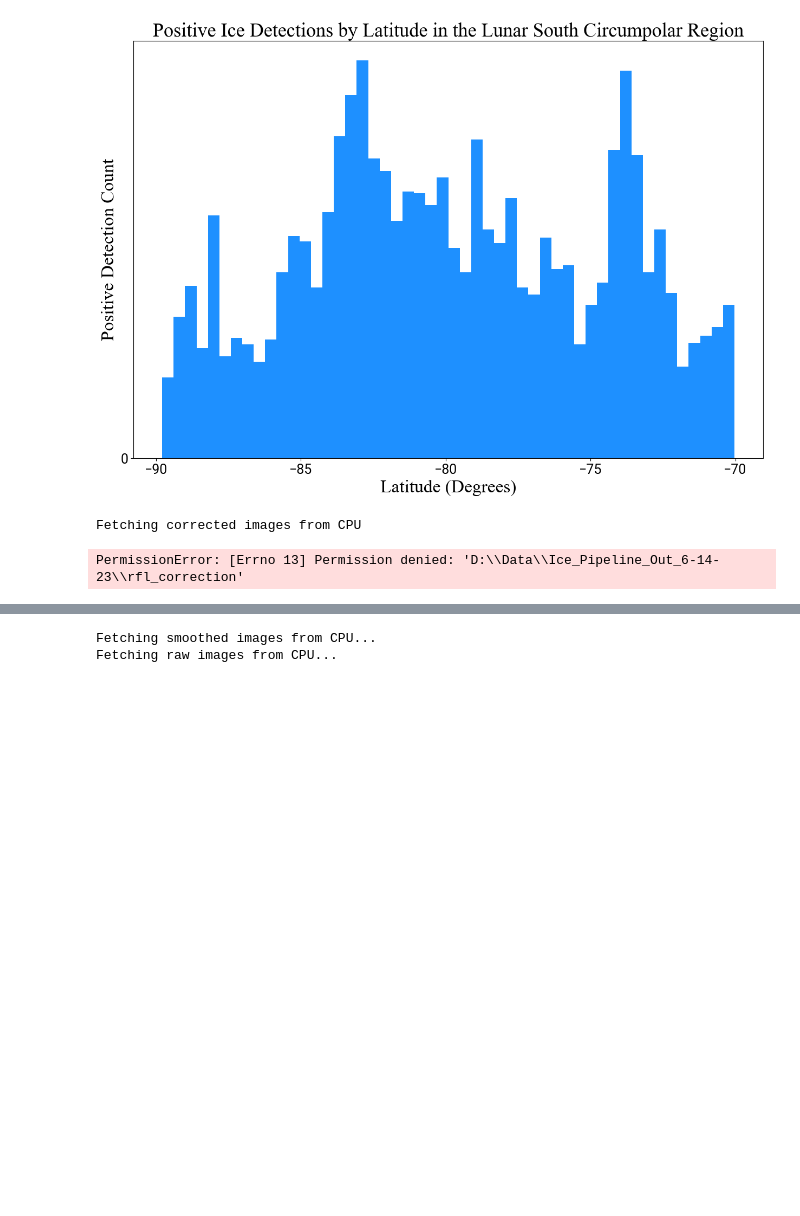
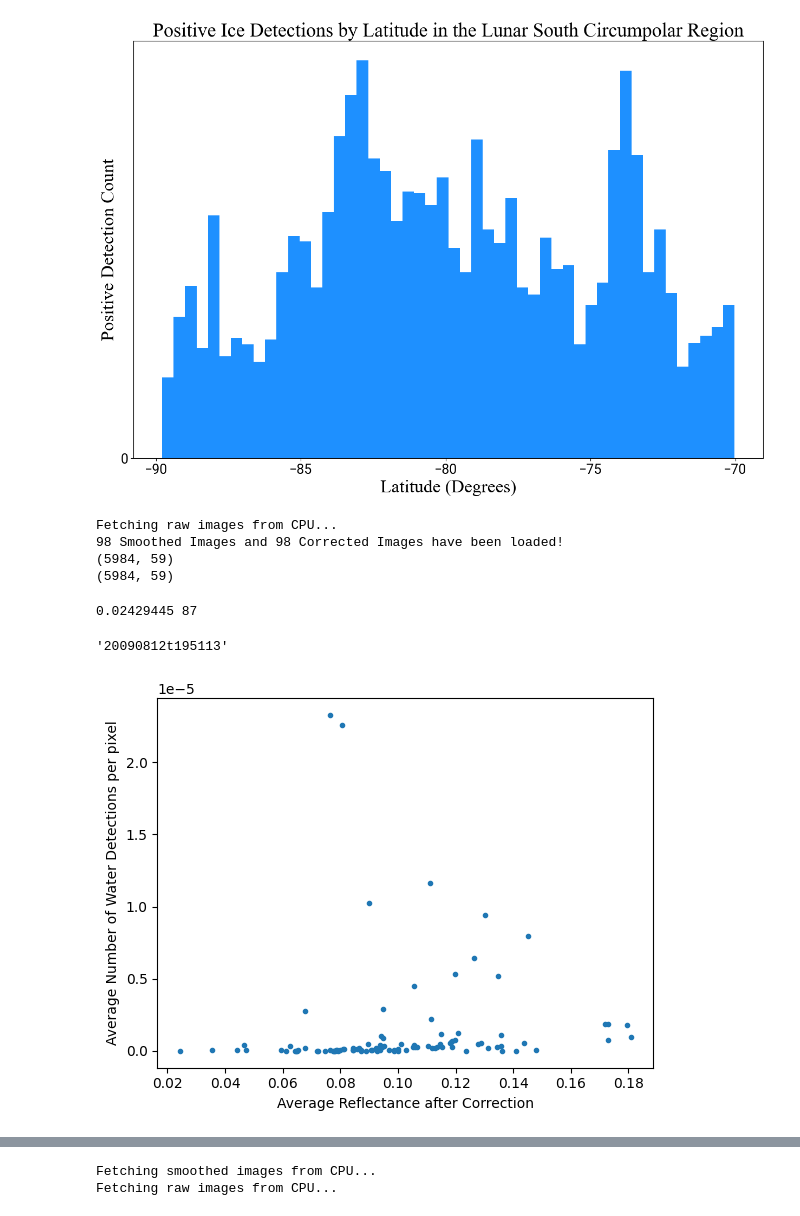
Before and after one commit to z-vig/M3_Pro, a Jupyter notebook: test.ipynb, the cells around one changed output, grey strips where cells are left out. Cells and saved outputs as stored; diff of their text form; code cells hidden in the pictures; blank space fills up the shorter version.

```diff
--- a/test.ipynb
+++ b/test.ipynb
@@ -698,7 +705,7 @@ import os
 import os.path as path
 import time
 
-all_detect = pd.read_csv('D:/Data/Ice_Pipeline_Out_6-14-23/all_detections_15.csv')
+all_detect = pd.read_csv('D:/Data/Ice_Pipeline_Out_6-14-23/one_pct_band_depth_detections.csv')
 
 with open('D:/Data/Ice_Pipeline_Out_6-14-23/stampNames.txt') as f:
     stampNames = f.readlines()
@@ -709,12 +716,12 @@ corrected_image_folder_path = 'D:/Data/Ice_Pipeline_Out_6-14-23/rfl_correction'
 if 'smooth_images' not in locals():
     print ('Fetching smoothed images from CPU...')
     smooth_images = [tf.imread(path.join(smooth_image_folder_path,i)) for i in os.listdir(smooth_image_folder_path)]
-# if 'raw_images' not in locals():
-#     print ('Fetching raw images from CPU...')
-#     raw_images = [tf.imread(path.join(raw_image_folder_path,i)) for i in os.listdir(raw_image_folder_path)]
+if 'raw_images' not in locals():
+    print ('Fetching raw images from CPU...')
+    raw_images = [tf.imread(path.join(raw_image_folder_path,i)) for i in os.listdir(raw_image_folder_path)]
 if 'corrected_images' not in locals():
     print ('Fetching corrected images from CPU')
-    corrected_images = [tf.imread(path.join(corrected_image_folder_path))]
+    corrected_images = [tf.imread(path.join(corrected_image_folder_path,i)) for i in os.listdir(corrected_image_folder_path)]
 
 print (f'{len(smooth_images)} Smoothed Images and {len(corrected_images)} Corrected Images have been loaded!')
 
@@ -730,8 +737,24 @@ for i in range(0,len(smooth_images)):
 print (all_spectra_array.shape)
 print (all_raw_array.shape)
 # %% [output]
-Fetching corrected images from CPU
+Fetching raw images from CPU...
+98 Smoothed Images and 98 Corrected Images have been loaded!
+(5984, 59)
+(5984, 59)
-PermissionError: [Errno 13] Permission denied: 'D:\\Data\\Ice_Pipeline_Out_6-14-23\\rfl_correction'
+# %%
+import matplotlib.pyplot as plt
+# avgrfl_raw = [i.mean() for i in raw_images]
+# num_detected_per_pix = [i/j.size for i,j in zip(num_detected,raw_images)]
+plt.scatter(avgrfl_raw,num_detected_per_pix,marker='.')
+plt.ylabel('Average Number of Water Detections per pixel')
+plt.xlabel('Average Reflectance after Correction')
+
+print (min(avgrfl_raw),avgrfl_raw.index(min(avgrfl_raw)))
+stampNames[avgrfl_raw.index(min(avgrfl_raw))]
+# %% [output]
+0.02429445 87
+'20090812t195113'
+[figure, added]
 # %%
 import matplotlib.pyplot as plt
 import matplotlib.ticker as tck
```
Also changed, not shown: parts of 9 cells of this notebook, 13 other files.
